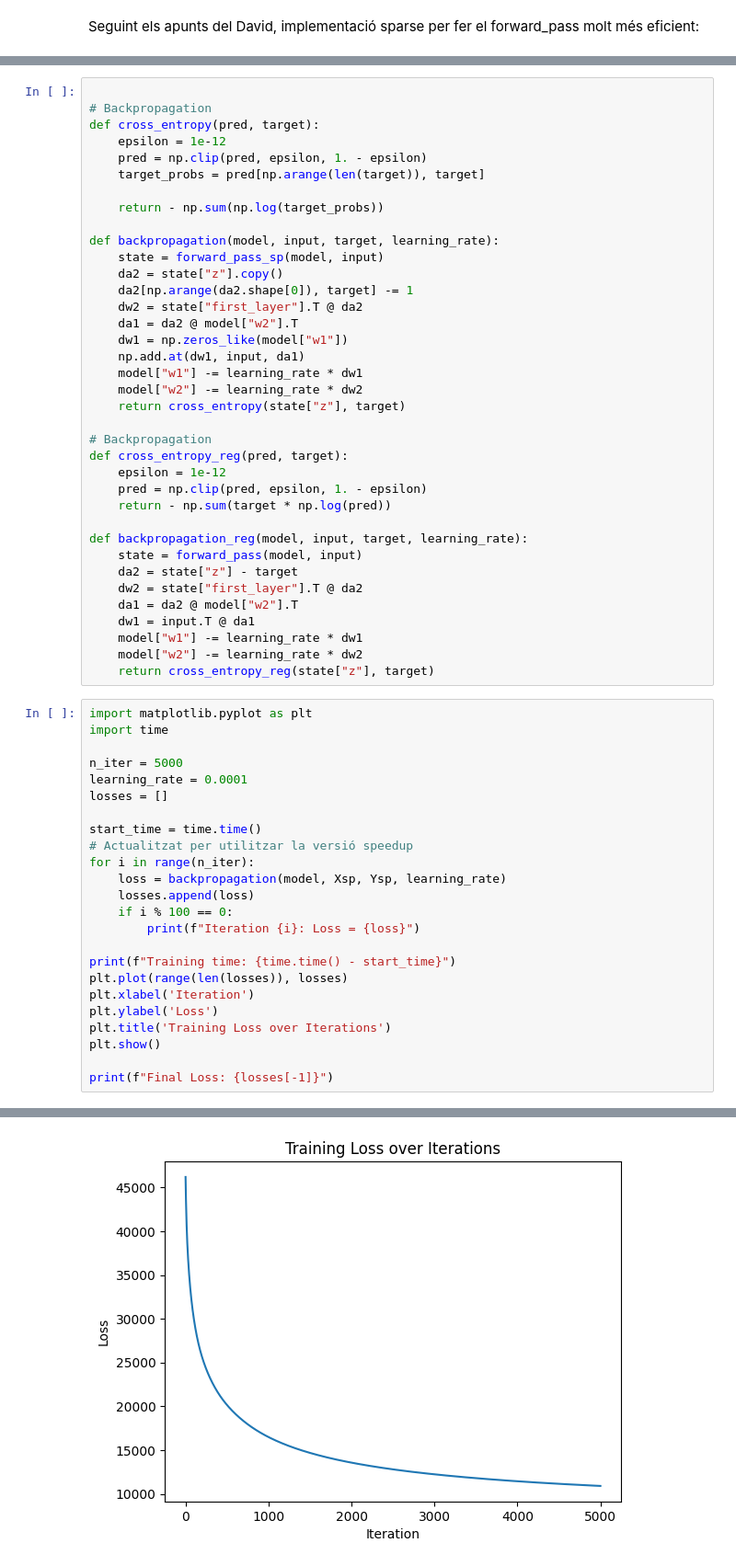
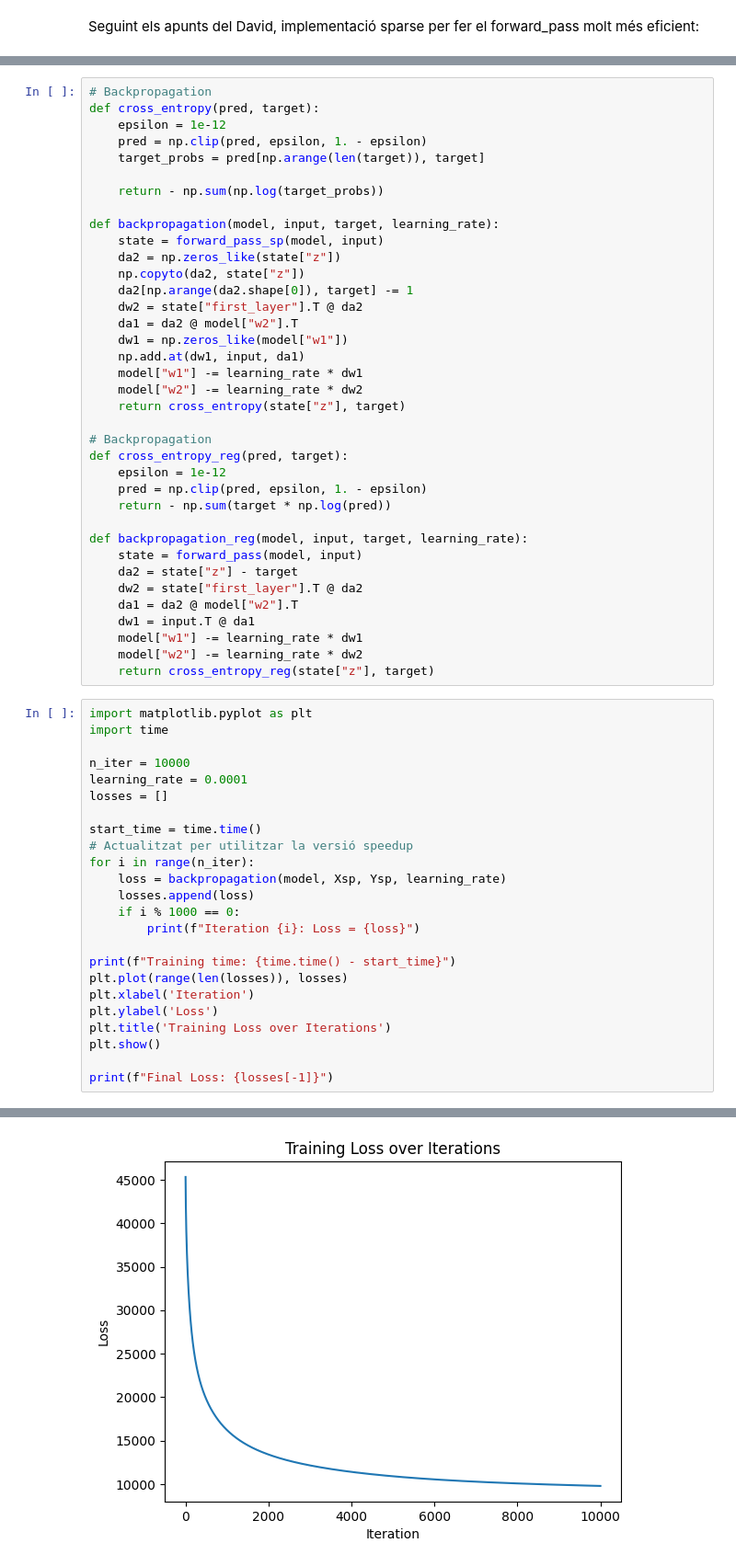
Before and after one commit to hecmar007/word2vec, a Jupyter notebook: word2vec.ipynb, the cells around one changed output, grey strips where cells are left out. Shown at 92% size. Saved outputs shown, nothing was run; the diff lists cells and outputs as text.

```diff
--- a/word2vec.ipynb
+++ b/word2vec.ipynb
@@ -151,7 +151,6 @@ $\frac{\partial L}{\partial a_1} = \frac{\partial L}{\partial a_2}·\frac{\parti
 
 $\frac{\partial L}{\partial W_1} = \frac{\partial L}{\partial a_1}·\frac{\partial a_1}{\partial W_1} =  X^T·(y_{pred} - y_{true})·W_2^T$
 # %%
-
 # Backpropagation
 def cross_entropy(pred, target):
     epsilon = 1e-12
@@ -162,7 +161,8 @@ def cross_entropy(pred, target):
 
 def backpropagation(model, input, target, learning_rate):
     state = forward_pass_sp(model, input)
-    da2 = state["z"].copy()
+    da2 = np.zeros_like(state["z"])
+    np.copyto(da2, state["z"])
     da2[np.arange(da2.shape[0]), target] -= 1
     dw2 = state["first_layer"].T @ da2
     da1 = da2 @ model["w2"].T
@@ -191,7 +191,7 @@ def backpropagation_reg(model, input, target, learning_rate):
 import matplotlib.pyplot as plt
 import time
 
-n_iter = 5000
+n_iter = 10000
 learning_rate = 0.0001
 losses = []
 
@@ -200,7 +200,7 @@ start_time = time.time()
 for i in range(n_iter):
     loss = backpropagation(model, Xsp, Ysp, learning_rate)
     losses.append(loss)
-    if i % 100 == 0:
+    if i % 1000 == 0:
         print(f"Iteration {i}: Loss = {loss}")
 
 print(f"Training time: {time.time() - start_time}")
@@ -232 +226 @@ Training time: 125.54216480255127
-[figure, old version]
+[figure, new version]
```
Also changed, not shown: parts of 9 cells of this notebook.
